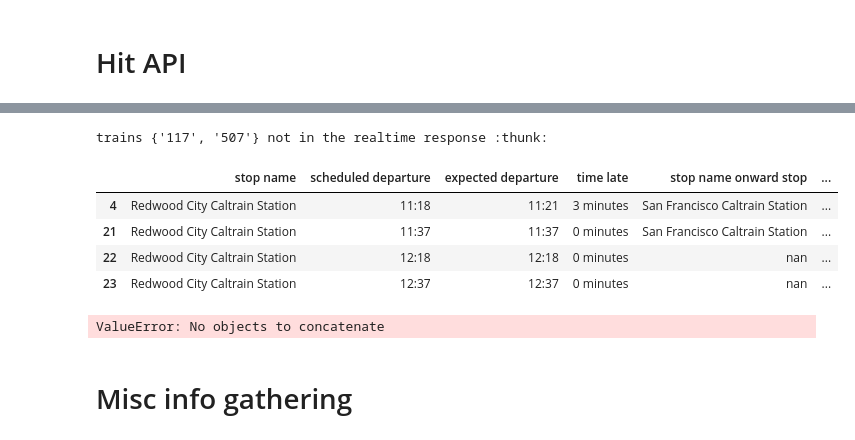
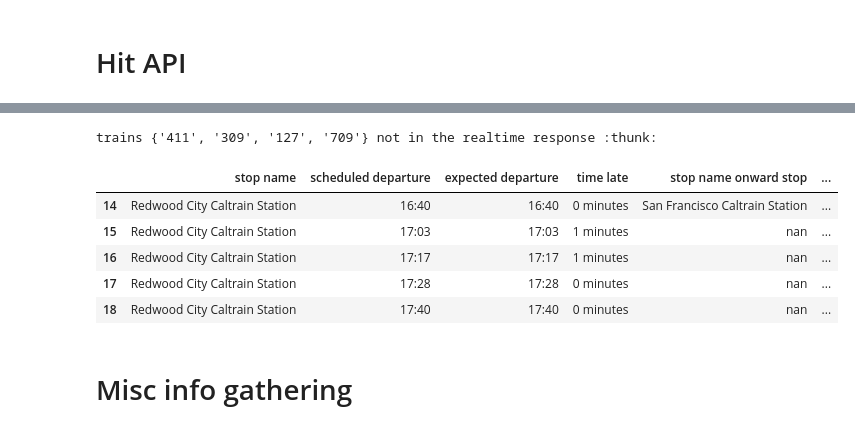
Before and after one commit to ahakso/sandbox, a Jupyter notebook: caltrain_api.ipynb, the cells around one changed output, grey strips where cells are left out. Drawn from its saved outputs; the diff is of its cells as text; code cells hidden in the pictures.

```diff
--- a/caltrain_api.ipynb
+++ b/caltrain_api.ipynb
@@ -64,0 +31,4 @@ self.trains_with_departure_stop
+# %%
+
+north = RwcSfTrains('north')
+south = RwcSfTrains('south')
@@ -65,9 +49,11 @@ self.trains_with_departure_stop
 # %%
-self.get_next_sf_trips_from_rwc()
+# self.fetch_data()
+north.get_next_sf_trips_from_rwc()
 # %% [output]
-trains {'117', '507'} not in the realtime response :thunk:
+trains {'411', '309', '127', '709'} not in the realtime response :thunk:
 |  | stop name | scheduled departure | expected departure | time late | stop name onward stop | ... |
-| 4 | Redwood City Caltrain Station | 11:18 | 11:21 | 3 minutes | San Francisco Caltrain Station | ... |
-| 21 | Redwood City Caltrain Station | 11:37 | 11:37 | 0 minutes | San Francisco Caltrain Station | ... |
-| 22 | Redwood City Caltrain Station | 12:18 | 12:18 | 0 minutes | nan | ... |
-| 23 | Redwood City Caltrain Station | 12:37 | 12:37 | 0 minutes | nan | ... |
+| 14 | Redwood City Caltrain Station | 16:40 | 16:40 | 0 minutes | San Francisco Caltrain Station | ... |
+| 15 | Redwood City Caltrain Station | 17:03 | 17:03 | 1 minutes | nan | ... |
+| 16 | Redwood City Caltrain Station | 17:17 | 17:17 | 1 minutes | nan | ... |
+| 17 | Redwood City Caltrain Station | 17:28 | 17:28 | 0 minutes | nan | ... |
+| 18 | Redwood City Caltrain Station | 17:40 | 17:40 | 0 minutes | nan | ... |
@@ -76,20 +60,3 @@ import re
-# %%
-(
-    self.trains_with_departure_stop.merge(
-        self.get_vehicle_onward_stops(),
-        on="vehicle_id",
-        how="left",
-        suffixes=("_departure", "_destination"),
-    ).drop(columns=["vehicle_id"])
-).loc[
-    lambda df: (
-        df.stop_name_departure.apply(lambda x: bool(re.search("Redwood", str(x))))
-        & df.stop_name_destination.apply(lambda x: bool(re.search("22nd|4th", str(x))))
-    )
-    .astype(bool)
-]
-# %% [output]
-ValueError: No objects to concatenate
 # %% [markdown]
 # Misc info gathering
 # %%
```
Also changed, not shown: parts of 10 cells of this notebook.
